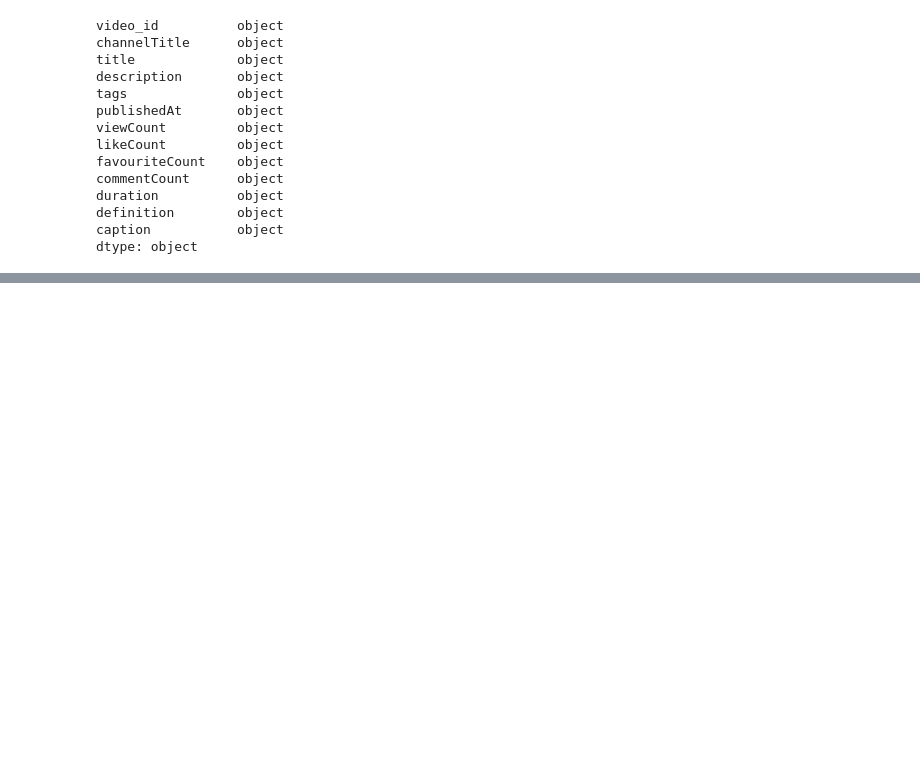
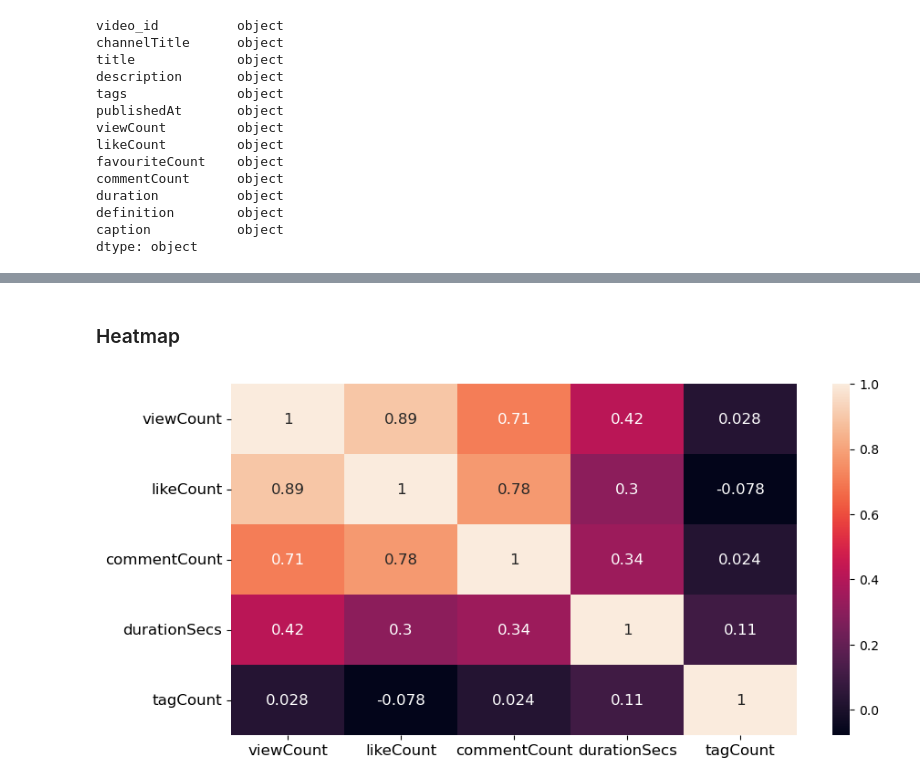
Before and after one commit to ViviyanT/Analyzing_YouTube_Channel_Performance_with_Python, a Jupyter notebook: Python.ipynb, the cells around one changed output, grey strips where cells are left out. Saved outputs shown, nothing was run; the diff lists cells and outputs as text; code cells hidden in the pictures; blank space fills up the shorter version.

```diff
--- a/Python.ipynb
+++ b/Python.ipynb
@@ -265,0 +314,18 @@ video_df
+# %% [markdown]
+### Heatmap
+# %%
+# exclude
+columns_to_exclude = ['favouriteCount']
+correlation_data = video_df.drop(columns=columns_to_exclude)
+
+# create the correlation heatmap
+plt.figure(figsize=(10, 5))
+heatmap = sns.heatmap(correlation_data.corr(numeric_only=True), annot=True, annot_kws={"size": 12})
+
+# Adjust the font size of column and row labels (axis tick labels)
+heatmap.set_xticklabels(heatmap.get_xticklabels(), fontsize=12)
+heatmap.set_yticklabels(heatmap.get_yticklabels(), fontsize=12)
+
+plt.show()
+# %% [output]
+[figure, added]
```
Also changed, not shown: parts of 24 cells of this notebook.
